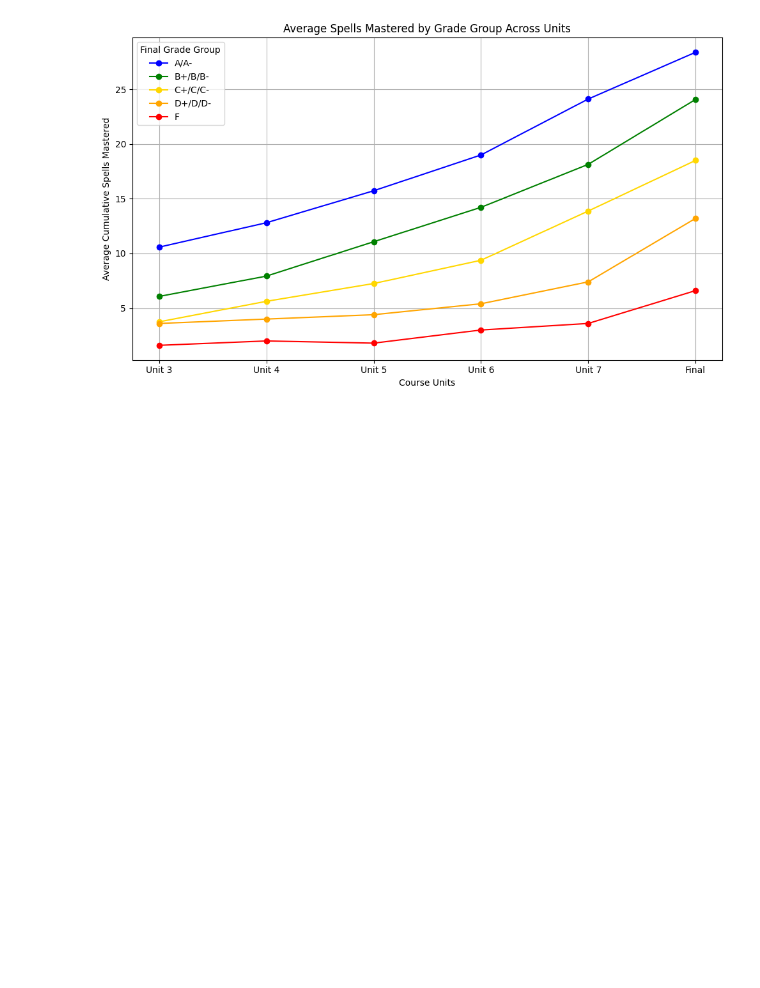
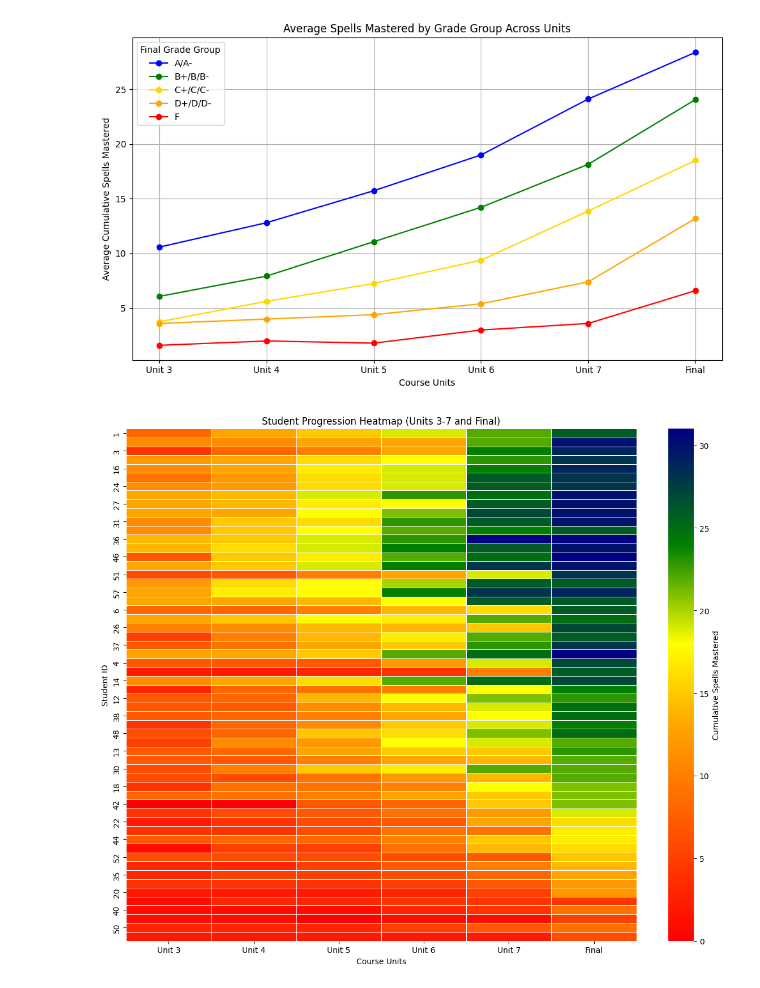
Before and after one commit to driesresearch-chap/CHEM140Sp2026_grade_trajectories, a Jupyter notebook: Gradetrajectories.ipynb, the cells around one changed output. Cells and saved outputs as stored; diff of their text form; code cells hidden in the pictures; blank space fills up the shorter version.

```diff
--- a/Gradetrajectories.ipynb
+++ b/Gradetrajectories.ipynb
@@ -159,3 +159,38 @@ plt.tight_layout()
 plt.show()
 # %% [output]
 [figure]
+# %%
+import seaborn as sns
+import matplotlib.pyplot as plt
+import matplotlib.colors as mcolors
+
+# Prepare the data for the heatmap
+heatmap_data = df.set_index('Student ID')[units]
+
+# Define the new color boundaries and normalize them (vmin=0, vmax=31)
+colors = [
+    (0.0, 'red'),            # 0 spells
+    (13/31, 'orange'),       # 13 spells
+    (18/31, 'yellow'),       # 18 spells
+    (24/31, 'green'),        # 24 spells
+    (1.0, 'navy')            # 31 spells
+]
+cmap_name = 'custom_gradient'
+custom_cmap = mcolors.LinearSegmentedColormap.from_list(cmap_name, colors, N=256)
+
+plt.figure(figsize=(12, 10))
+sns.heatmap(heatmap_data,
+            cmap=custom_cmap, # Use the custom colormap
+            linewidths=.5,
+            cbar_kws={'label': 'Cumulative Spells Mastered'},
+            vmin=0, # Minimum spells as requested
+            vmax=31 # Maximum spells as requested
+           )
+
+plt.title('Student Progression Heatmap (Units 3-7 and Final)')
+plt.xlabel('Course Units')
+plt.ylabel('Student ID')
+plt.tight_layout()
+plt.show()
+# %% [output]
+[figure, added]
```
